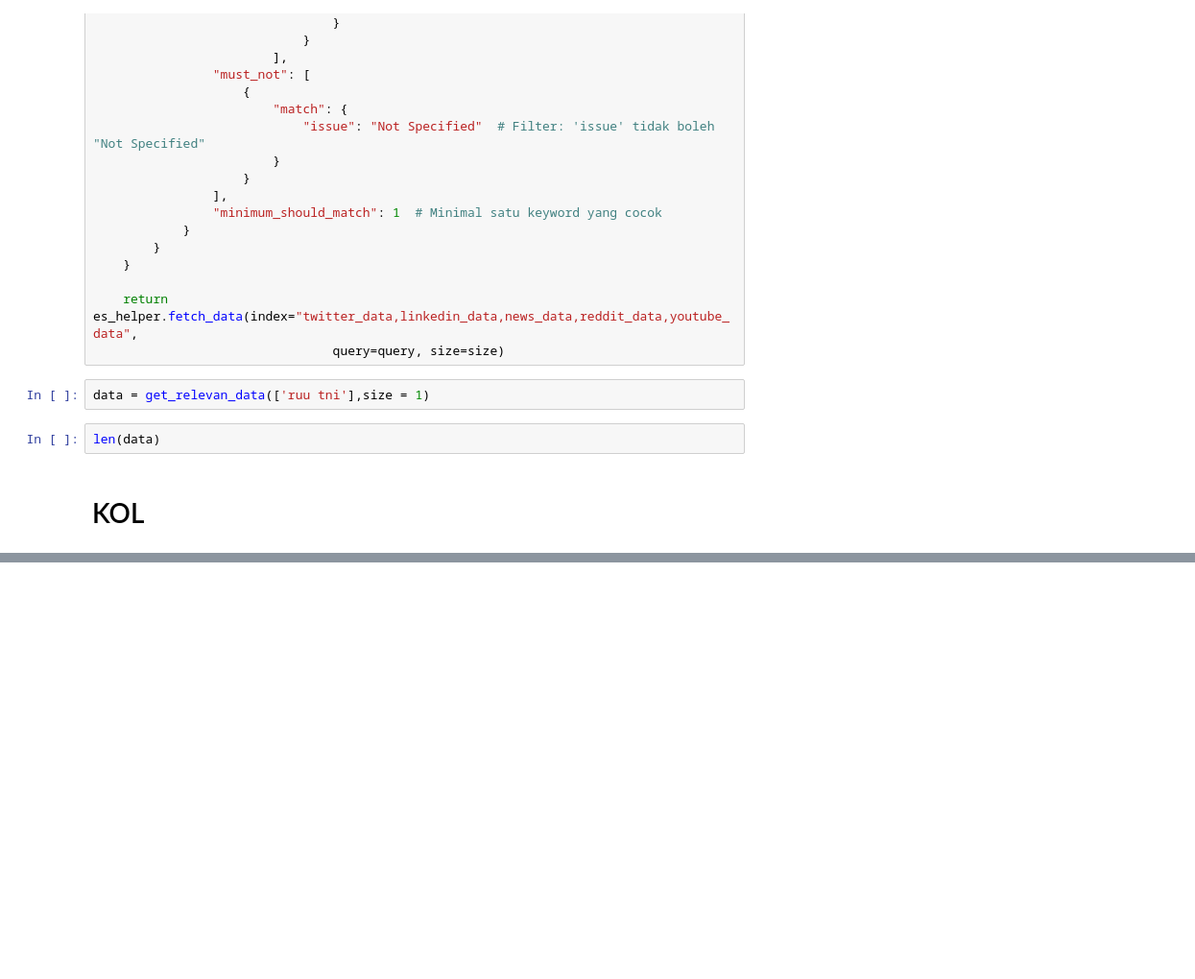
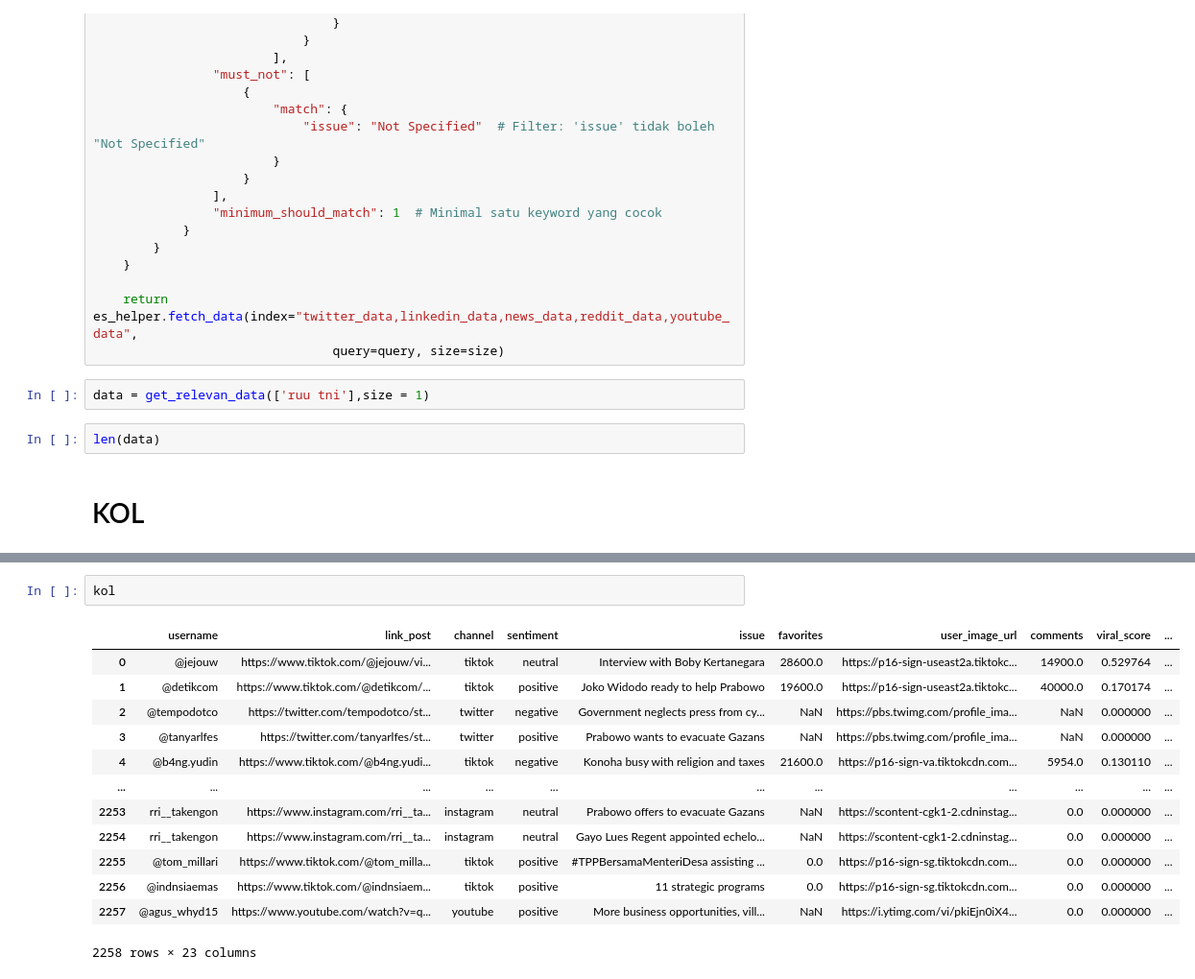
Before and after one commit to mocharil/moskal-api-v2, a Jupyter notebook: Untitled.ipynb, the cells around one changed output, grey strips where cells are left out. Shown: that part at 96% size. Cells and saved outputs as stored; diff of their text form; blank space fills up the shorter version.

```diff
--- a/Untitled.ipynb
+++ b/Untitled.ipynb
@@ -2522,0 +2982,16 @@ final_result
+# %%
+kol
+# %% [output]
+|  | username | link_post | channel | sentiment | issue | favorites | user_image_url | comments | viral_score | ... |
+| 0 | @jejouw | https://www.tiktok.com/@jejouw/vi... | tiktok | neutral | Interview with Boby Kertanegara | 28600.0 | https://p16-sign-useast2a.tiktokc... | 14900.0 | 0.529764 | ... |
+| 1 | @detikcom | https://www.tiktok.com/@detikcom/... | tiktok | positive | Joko Widodo ready to help Prabowo | 19600.0 | https://p16-sign-useast2a.tiktokc... | 40000.0 | 0.170174 | ... |
+| 2 | @tempodotco | https://twitter.com/tempodotco/st... | twitter | negative | Government neglects press from cy... | NaN | https://pbs.twimg.com/profile_ima... | NaN | 0.000000 | ... |
+| 3 | @tanyarlfes | https://twitter.com/tanyarlfes/st... | twitter | positive | Prabowo wants to evacuate Gazans | NaN | https://pbs.twimg.com/profile_ima... | NaN | 0.000000 | ... |
+| 4 | @b4ng.yudin | https://www.tiktok.com/@b4ng.yudi... | tiktok | negative | Konoha busy with religion and taxes | 21600.0 | https://p16-sign-va.tiktokcdn.com... | 5954.0 | 0.130110 | ... |
+| ... | ... | ... | ... | ... | ... | ... | ... | ... | ... | ... |
+| 2253 | rri__takengon | https://www.instagram.com/rri__ta... | instagram | neutral | Prabowo offers to evacuate Gazans | NaN | https://scontent-cgk1-2.cdninstag... | 0.0 | 0.000000 | ... |
+| 2254 | rri__takengon | https://www.instagram.com/rri__ta... | instagram | neutral | Gayo Lues Regent appointed echelo... | NaN | https://scontent-cgk1-2.cdninstag... | 0.0 | 0.000000 | ... |
+| 2255 | @tom_millari | https://www.tiktok.com/@tom_milla... | tiktok | positive | #TPPBersamaMenteriDesa assisting ... | 0.0 | https://p16-sign-sg.tiktokcdn.com... | 0.0 | 0.000000 | ... |
+| 2256 | @indnsiaemas | https://www.tiktok.com/@indnsiaem... | tiktok | positive | 11 strategic programs | 0.0 | https://p16-sign-sg.tiktokcdn.com... | 0.0 | 0.000000 | ... |
+| 2257 | @agus_whyd15 | https://www.youtube.com/watch?v=q... | youtube | positive | More business opportunities, vill... | NaN | https://i.ytimg.com/vi/pkiEjn0iX4... | 0.0 | 0.000000 | ... |
+2258 rows × 23 columns
```
Also changed, not shown: parts of 8 cells of this notebook, 5 other files.
